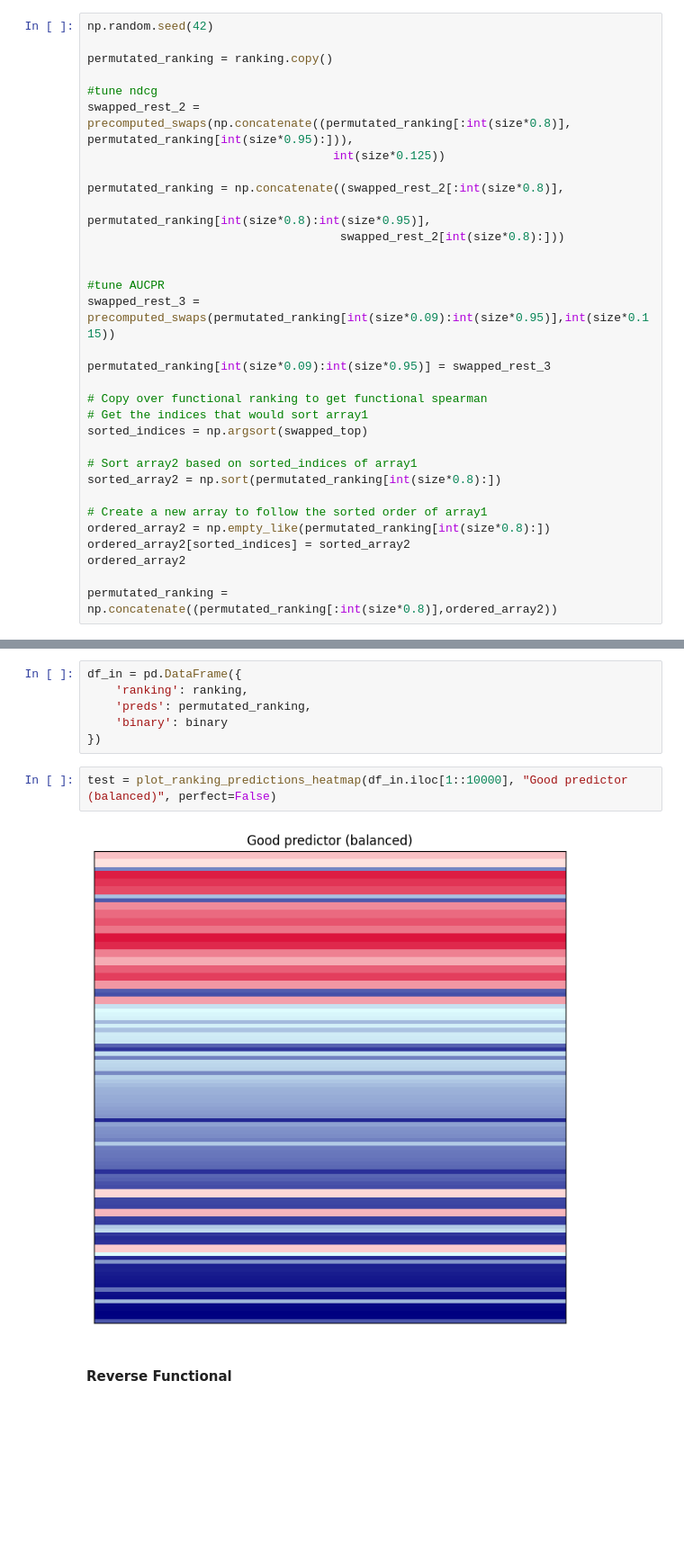
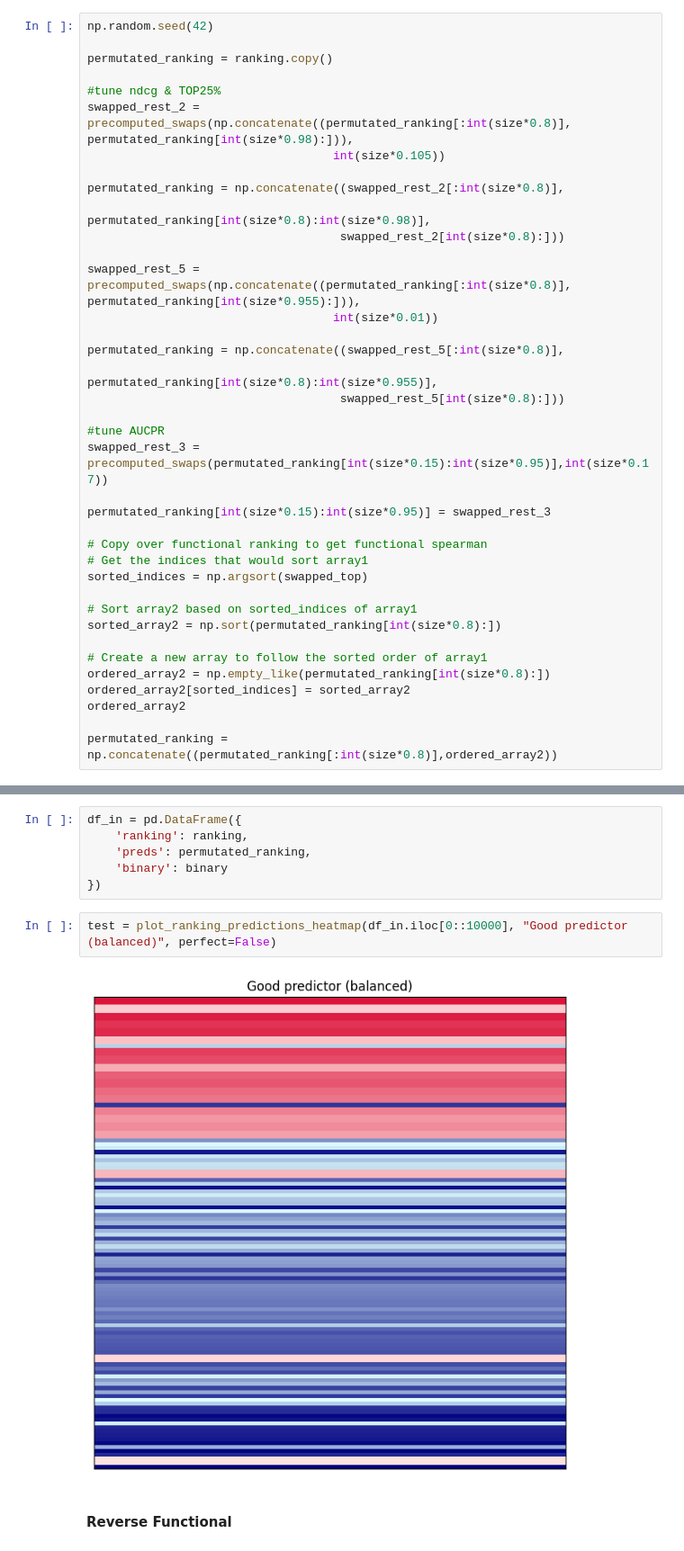
Before and after one commit to RSchmirler/DeePEn, a Jupyter notebook: notebooks/create_display_items_main.ipynb, the cells around one changed output, grey strips where cells are left out. Shown at 90% size. Cells and saved outputs as stored; diff of their text form; blank space fills up the shorter version.

```diff
--- a/notebooks/create_display_items_main.ipynb
+++ b/notebooks/create_display_items_main.ipynb
@@ -610,19 +618,25 @@ np.random.seed(42)
 
 permutated_ranking = ranking.copy()
 
-#tune ndcg
-swapped_rest_2 = precomputed_swaps(np.concatenate((permutated_ranking[:int(size*0.8)], permutated_ranking[int(size*0.95):])),
-                                   int(size*0.125))
+#tune ndcg & TOP25%
+swapped_rest_2 = precomputed_swaps(np.concatenate((permutated_ranking[:int(size*0.8)], permutated_ranking[int(size*0.98):])),
+                                   int(size*0.105))
 
 permutated_ranking = np.concatenate((swapped_rest_2[:int(size*0.8)],
-                                     permutated_ranking[int(size*0.8):int(size*0.95)],
+                                     permutated_ranking[int(size*0.8):int(size*0.98)],
                                     swapped_rest_2[int(size*0.8):]))
 
+swapped_rest_5 = precomputed_swaps(np.concatenate((permutated_ranking[:int(size*0.8)], permutated_ranking[int(size*0.955):])),
+                                   int(size*0.01))
+
+permutated_ranking = np.concatenate((swapped_rest_5[:int(size*0.8)],
+                                     permutated_ranking[int(size*0.8):int(size*0.955)],
+                                    swapped_rest_5[int(size*0.8):]))
 
 #tune AUCPR
-swapped_rest_3 = precomputed_swaps(permutated_ranking[int(size*0.09):int(size*0.95)],int(size*0.115))
+swapped_rest_3 = precomputed_swaps(permutated_ranking[int(size*0.15):int(size*0.95)],int(size*0.17))
 
-permutated_ranking[int(size*0.09):int(size*0.95)] = swapped_rest_3
+permutated_ranking[int(size*0.15):int(size*0.95)] = swapped_rest_3
 
 # Copy over functional ranking to get functional spearman
 # Get the indices that would sort array1
@@ -660,9 +678,9 @@ df_in = pd.DataFrame({
     'binary': binary
 })
 # %%
-test = plot_ranking_predictions_heatmap(df_in.iloc[1::10000], "Good predictor (balanced)", perfect=False)
+test = plot_ranking_predictions_heatmap(df_in.iloc[0::10000], "Good predictor (balanced)", perfect=False)
 # %% [output]
-[figure, old version]
+[figure, new version]
 # %% [markdown]
 #### Reverse Functional
 # %%
```
Also changed, not shown: parts of 20 cells of this notebook, 1 other file.
